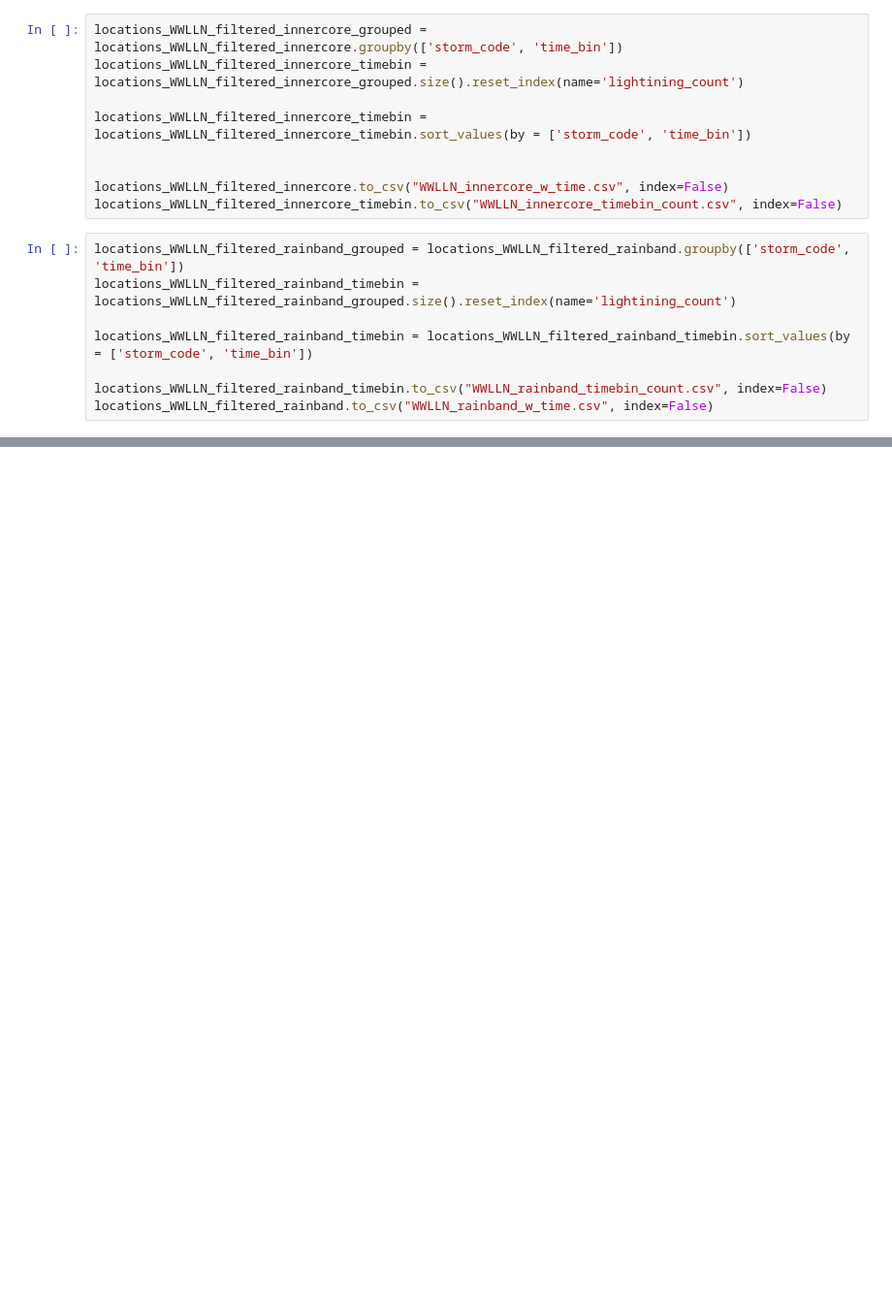
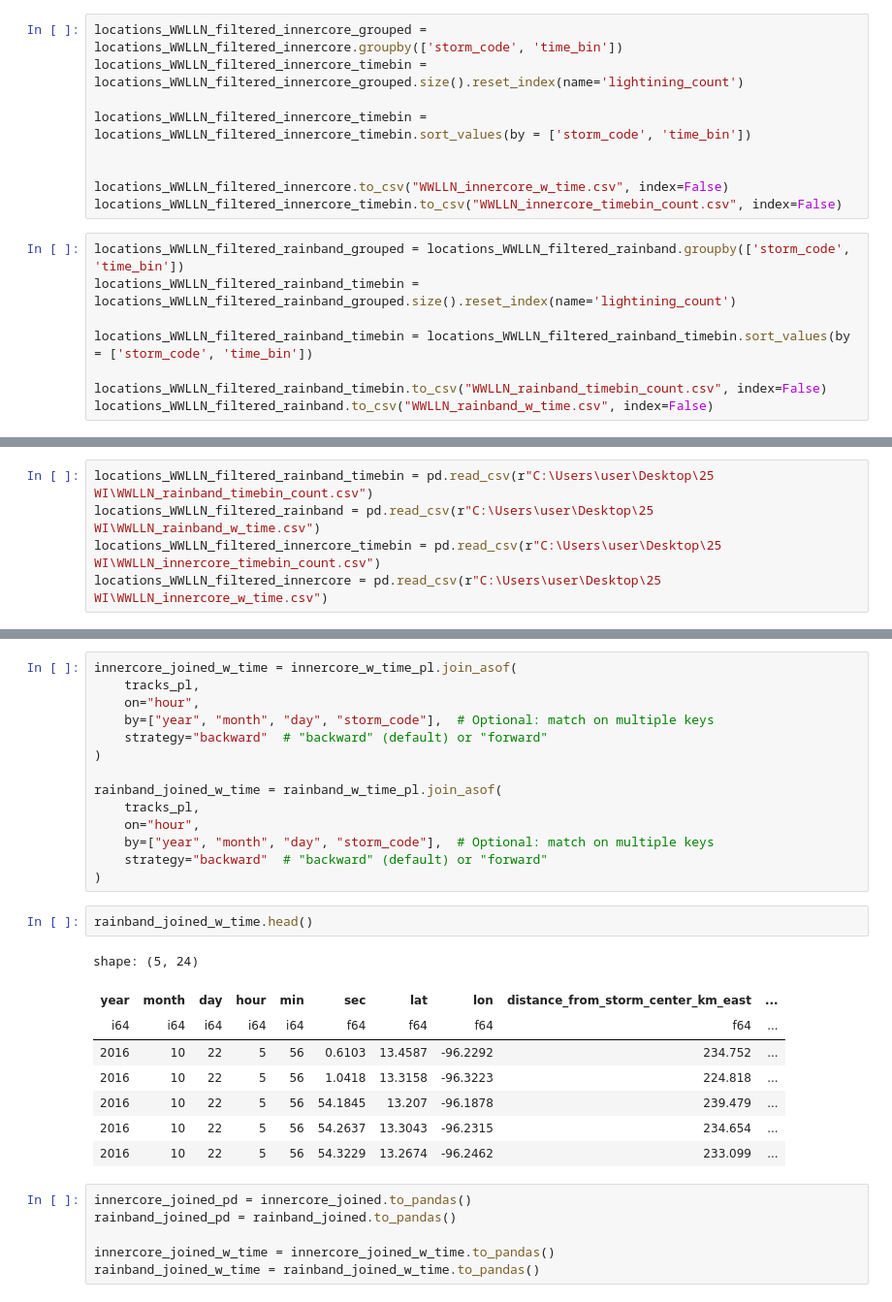
Before and after one commit to aprilggg/Lightning_Analysis_NWRA, a Jupyter notebook: data_cleaning_combined_data_250116.ipynb, the cells around one changed output, grey strips where cells are left out. Shown at 97% size. Drawn from its saved outputs; the diff is of its cells as text; blank space fills up the shorter version.

```diff
--- a/data_cleaning_combined_data_250116.ipynb
+++ b/data_cleaning_combined_data_250116.ipynb
@@ -502,0 +499,5 @@ Do we want to put the join here??
+# %%
+locations_WWLLN_filtered_rainband_timebin = pd.read_csv(r"C:\Users\user\Desktop\25 WI\WWLLN_rainband_timebin_count.csv")
+locations_WWLLN_filtered_rainband = pd.read_csv(r"C:\Users\user\Desktop\25 WI\WWLLN_rainband_w_time.csv")
+locations_WWLLN_filtered_innercore_timebin = pd.read_csv(r"C:\Users\user\Desktop\25 WI\WWLLN_innercore_timebin_count.csv")
+locations_WWLLN_filtered_innercore = pd.read_csv(r"C:\Users\user\Desktop\25 WI\WWLLN_innercore_w_time.csv")
@@ -502,0 +562,31 @@ Do we want to put the join here??
+# %%
+innercore_joined_w_time = innercore_w_time_pl.join_asof(
+    tracks_pl,
+    on="hour",
+    by=["year", "month", "day", "storm_code"],  # Optional: match on multiple keys
+    strategy="backward"  # "backward" (default) or "forward"
+)
+
+rainband_joined_w_time = rainband_w_time_pl.join_asof(
+    tracks_pl,
+    on="hour",
+    by=["year", "month", "day", "storm_code"],  # Optional: match on multiple keys
+    strategy="backward"  # "backward" (default) or "forward"
+)
+# %%
+rainband_joined_w_time.head()
+# %% [output]
+shape: (5, 24)
+| year | month | day | hour | min | sec | lat | lon | distance_from_storm_center_km_east | ... |
+| i64 | i64 | i64 | i64 | i64 | f64 | f64 | f64 | f64 | ... |
+| 2016 | 10 | 22 | 5 | 56 | 0.6103 | 13.4587 | -96.2292 | 234.752 | ... |
+| 2016 | 10 | 22 | 5 | 56 | 1.0418 | 13.3158 | -96.3223 | 224.818 | ... |
+| 2016 | 10 | 22 | 5 | 56 | 54.1845 | 13.207 | -96.1878 | 239.479 | ... |
+| 2016 | 10 | 22 | 5 | 56 | 54.2637 | 13.3043 | -96.2315 | 234.654 | ... |
+| 2016 | 10 | 22 | 5 | 56 | 54.3229 | 13.2674 | -96.2462 | 233.099 | ... |
+# %%
+innercore_joined_pd = innercore_joined.to_pandas()
+rainband_joined_pd = rainband_joined.to_pandas()
+
+innercore_joined_w_time = innercore_joined_w_time.to_pandas()
+rainband_joined_w_time = rainband_joined_w_time.to_pandas()
```
Also changed, not shown: parts of 15 cells of this notebook.
